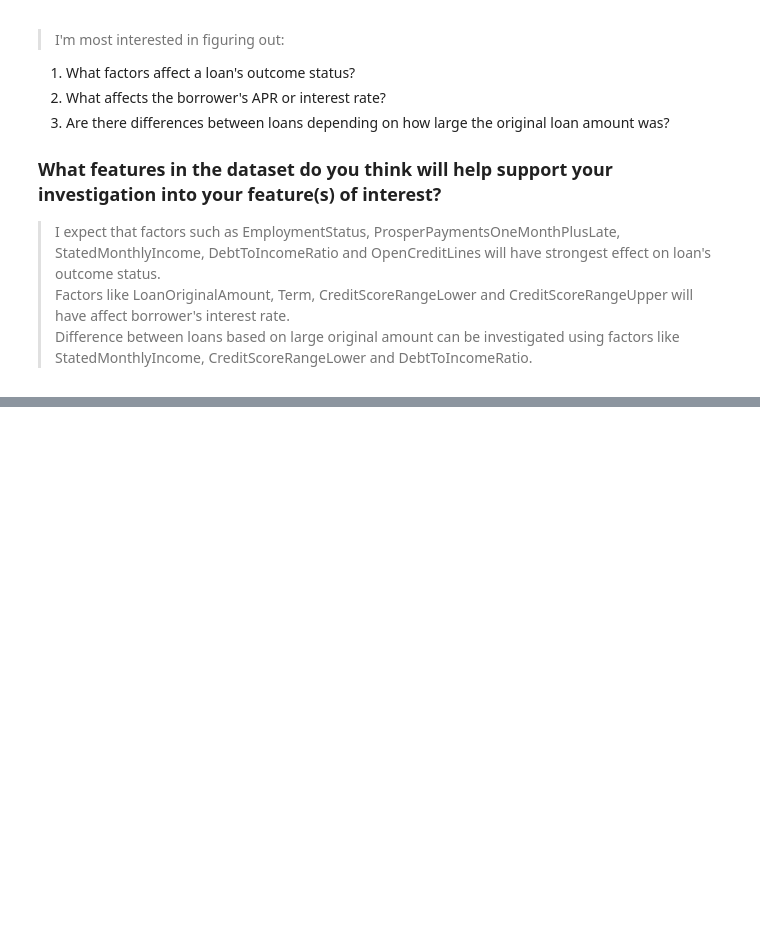
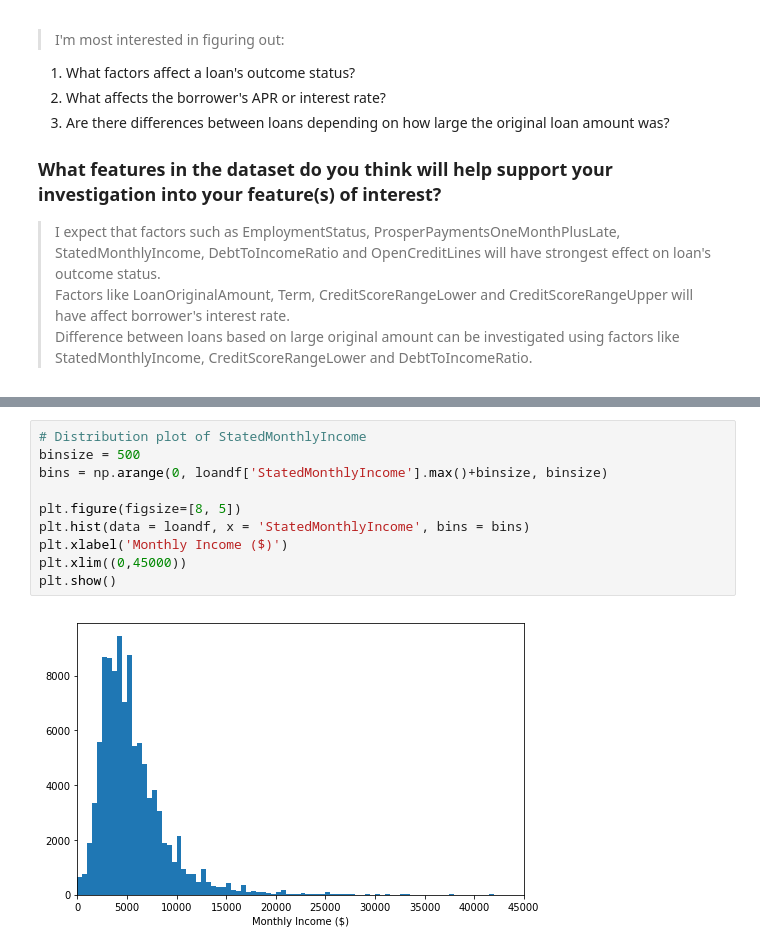
Before and after one commit to Kirthi-Raman/LoanDatasetAnalysis, a Jupyter notebook: exploration_template.ipynb, the cells around one changed output, grey strips where cells are left out. Drawn from its saved outputs; the diff is of its cells as text; blank space fills up the shorter version.

```diff
--- a/exploration_template.ipynb
+++ b/exploration_template.ipynb
@@ -312,0 +358,12 @@ loandf.head()
+# %%
+# Distribution plot of StatedMonthlyIncome
+binsize = 500
+bins = np.arange(0, loandf['StatedMonthlyIncome'].max()+binsize, binsize)
+
+plt.figure(figsize=[8, 5])
+plt.hist(data = loandf, x = 'StatedMonthlyIncome', bins = bins)
+plt.xlabel('Monthly Income ($)')
+plt.xlim((0,45000))
+plt.show()
+# %% [output]
+[figure, added]
```
Also changed, not shown: parts of 10 cells of this notebook.
